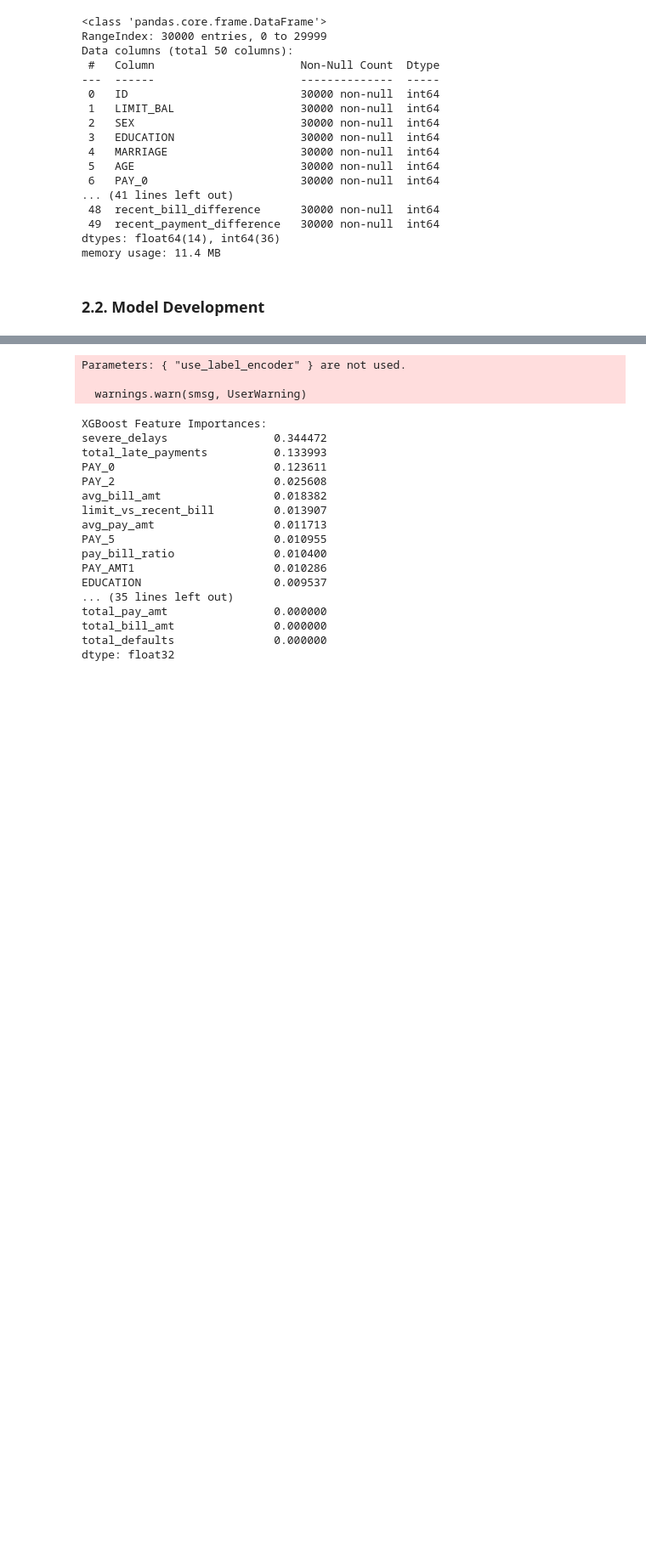
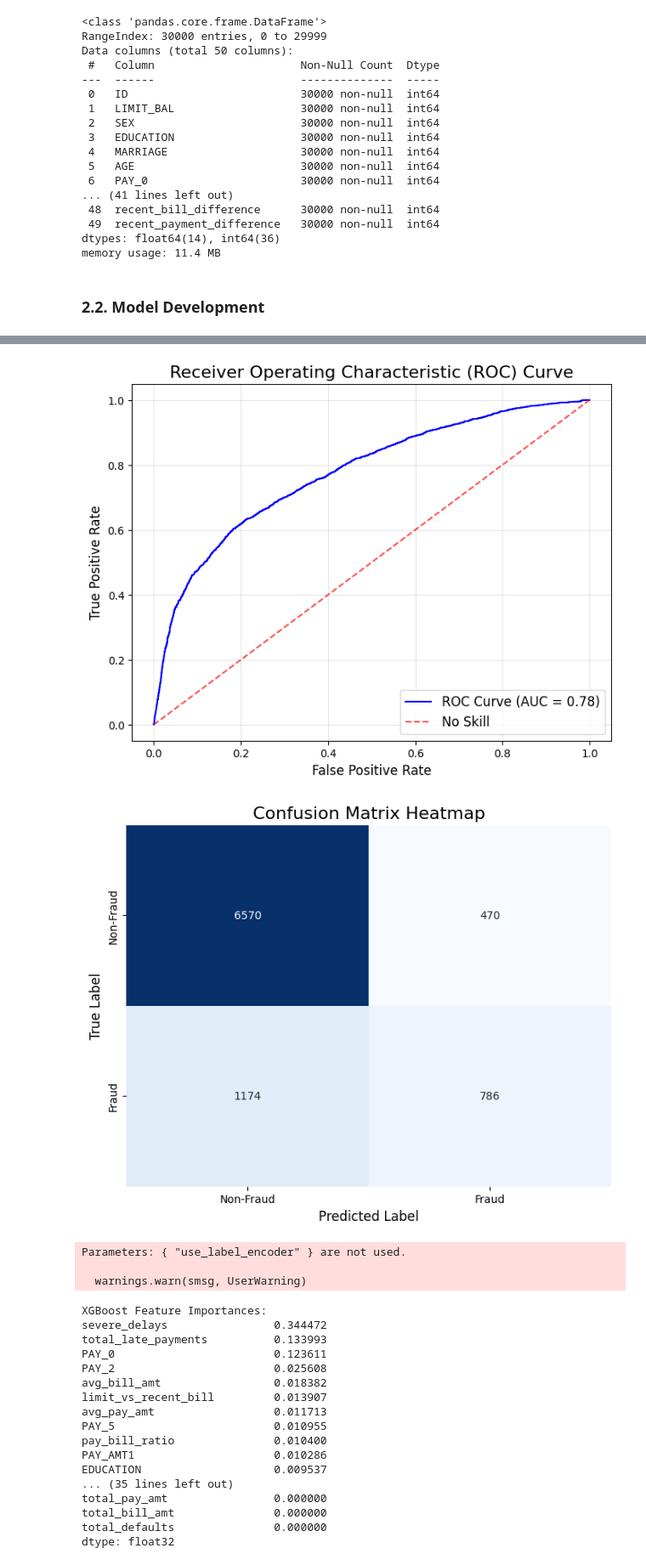
Before and after one commit to DoanNguyen2001/Credit-Card-Default, a Jupyter notebook: default_final.ipynb, the cells around one changed output, grey strips where cells are left out. Shown at 85% size. Saved outputs shown, nothing was run; the diff lists cells and outputs as text; code cells hidden in the pictures; blank space fills up the shorter version.

Commit message:
update the model with the balancing technique

```diff
--- a/default_final.ipynb
+++ b/default_final.ipynb
@@ -545,3 +578,33 @@ NameError: name 'precision_recall_curve' is not defined
+# %%
+# Compute ROC curve
+fpr, tpr, thresholds = roc_curve(y_test, best_model.predict_proba(X_test)[:, 1])
+
+# Plot the ROC Curve
+plt.figure(figsize=(8, 6))
+plt.plot(fpr, tpr, label='ROC Curve (AUC = {:.2f})'.format(roc_auc_score(y_test, best_model.predict_proba(X_test)[:, 1])), color='blue')
+plt.plot([0, 1], [0, 1], 'r--', label='No Skill', alpha=0.7)  # Diagonal line
+plt.xlabel('False Positive Rate', fontsize=12)
+plt.ylabel('True Positive Rate', fontsize=12)
+plt.title('Receiver Operating Characteristic (ROC) Curve', fontsize=16)
+plt.legend(loc='lower right', fontsize=12)
+plt.grid(alpha=0.3)
+plt.show()
+
+# Confusion Matrix
+cm = confusion_matrix(y_test, y_pred)
+
+# Plot the Confusion Matrix Heatmap
+plt.figure(figsize=(8, 6))
+sns.heatmap(cm, annot=True, fmt='d', cmap='Blues', cbar=False,
+            xticklabels=['Non-Fraud', 'Fraud'],
+            yticklabels=['Non-Fraud', 'Fraud'])
+plt.xlabel('Predicted Label', fontsize=12)
+plt.ylabel('True Label', fontsize=12)
+plt.title('Confusion Matrix Heatmap', fontsize=16)
+plt.show()
+# %% [output]
+[figure, added]
+[figure, added]
 # %%
 # Train an XGBoost model
 xgb_model = XGBClassifier(use_label_encoder=False, eval_metric='logloss')
```
Also changed, not shown: parts of 35 cells of this notebook, 1 other file.
